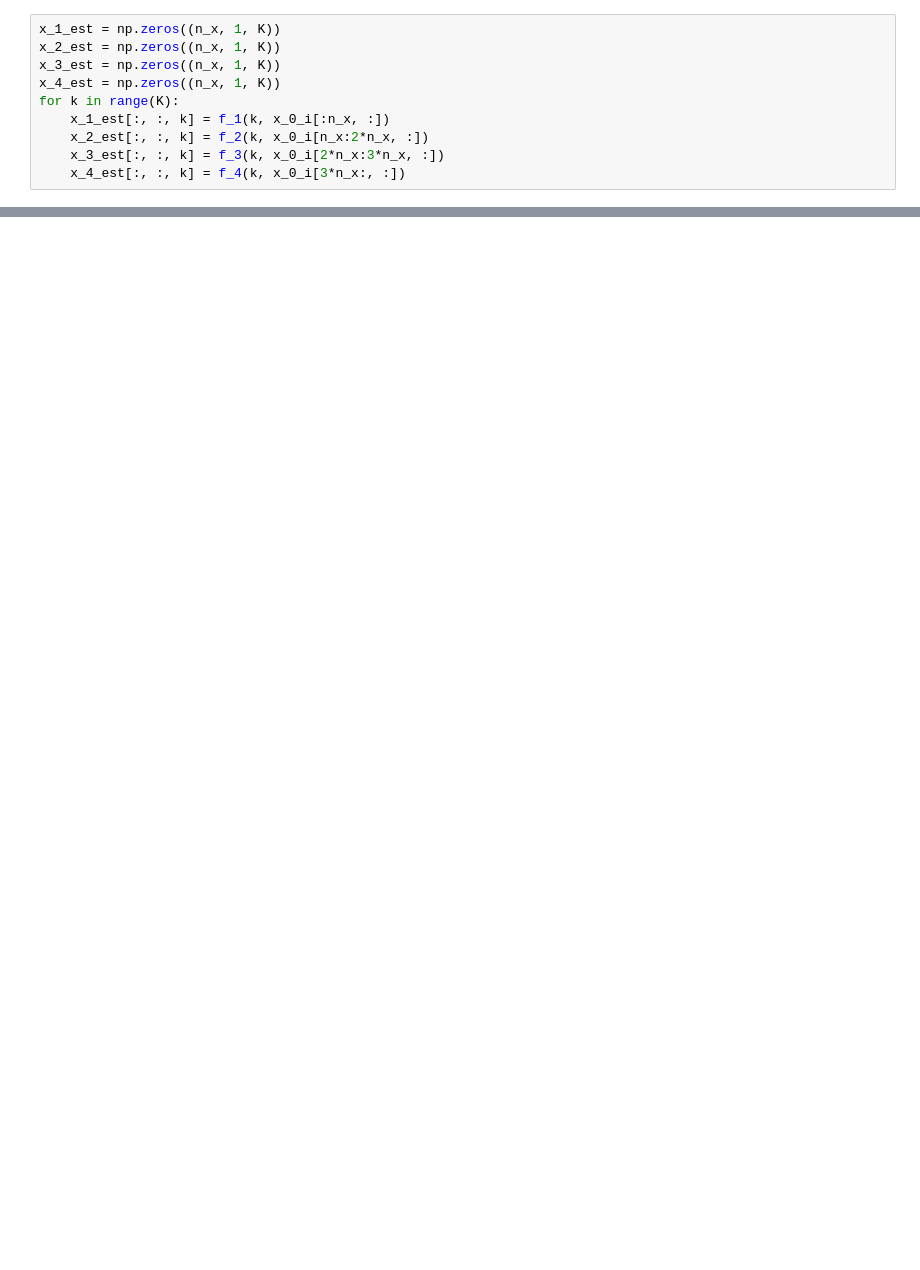
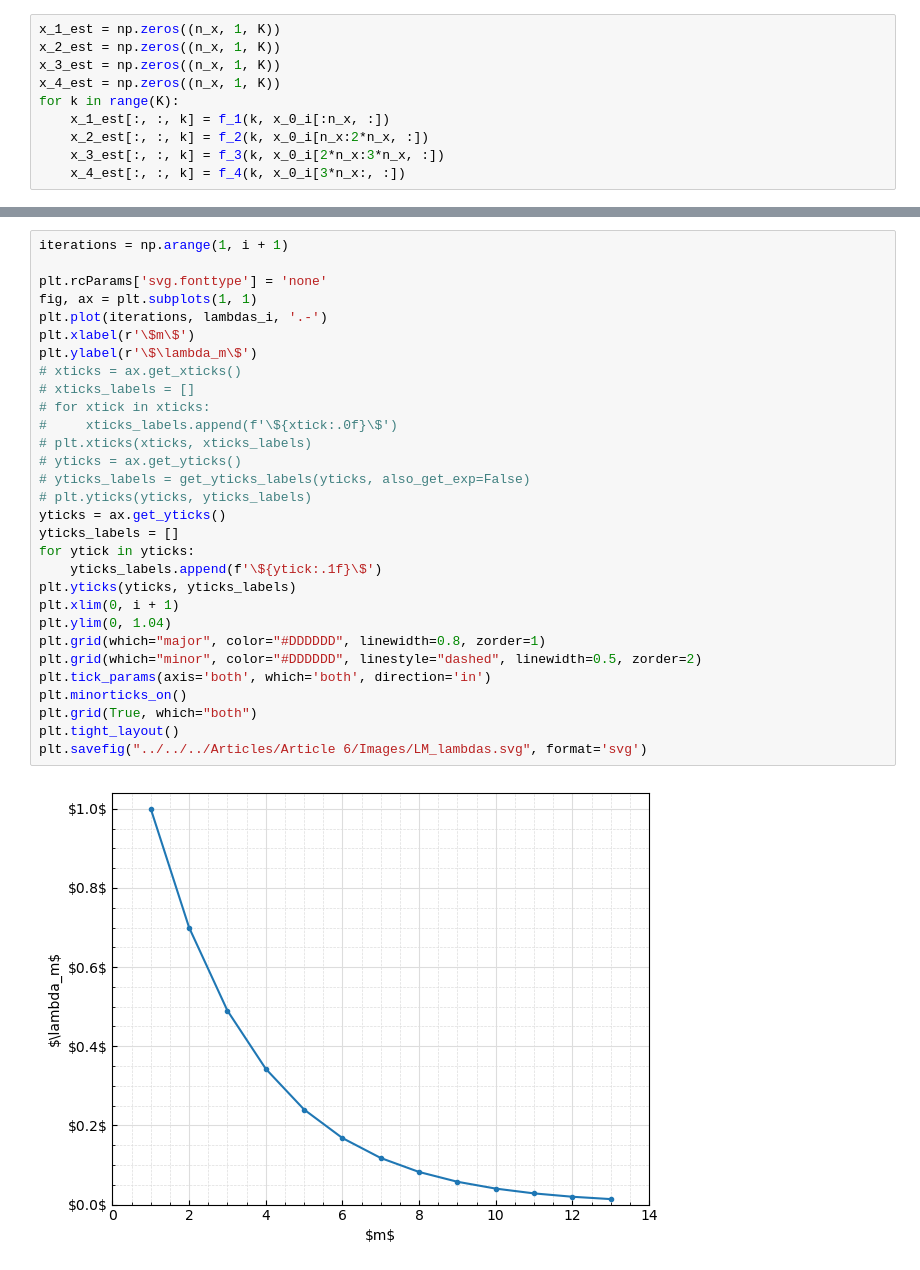
Before and after one commit to joaomarafuzgaspar/SpaceSim-Toolkit, a Jupyter notebook: src/wlstsq_4agents.ipynb, the cells around one changed output, grey strips where cells are left out. Drawn from its saved outputs; the diff is of its cells as text; blank space fills up the shorter version.

```diff
--- a/src/wlstsq_4agents.ipynb
+++ b/src/wlstsq_4agents.ipynb
@@ -249,0 +350,32 @@ for k in range(K):
+# %%
+iterations = np.arange(1, i + 1)
+
+plt.rcParams['svg.fonttype'] = 'none'
+fig, ax = plt.subplots(1, 1)
+plt.plot(iterations, lambdas_i, '.-')
+plt.xlabel(r'\$m\$')
+plt.ylabel(r'\$\lambda_m\$')
+# xticks = ax.get_xticks()
+# xticks_labels = []
+# for xtick in xticks:
+#     xticks_labels.append(f'\${xtick:.0f}\$')
+# plt.xticks(xticks, xticks_labels)
+# yticks = ax.get_yticks()
+# yticks_labels = get_yticks_labels(yticks, also_get_exp=False)
+# plt.yticks(yticks, yticks_labels)
+yticks = ax.get_yticks()
+yticks_labels = []
+for ytick in yticks:
+    yticks_labels.append(f'\${ytick:.1f}\$')
+plt.yticks(yticks, yticks_labels)
+plt.xlim(0, i + 1)
+plt.ylim(0, 1.04)
+plt.grid(which="major", color="#DDDDDD", linewidth=0.8, zorder=1)
+plt.grid(which="minor", color="#DDDDDD", linestyle="dashed", linewidth=0.5, zorder=2)
+plt.tick_params(axis='both', which='both', direction='in')
+plt.minorticks_on()
+plt.grid(True, which="both")
+plt.tight_layout()
+plt.savefig("../../../Articles/Article 6/Images/LM_lambdas.svg", format='svg')
+# %% [output]
+[figure, added]
```
Also changed, not shown: parts of 9 cells of this notebook.
